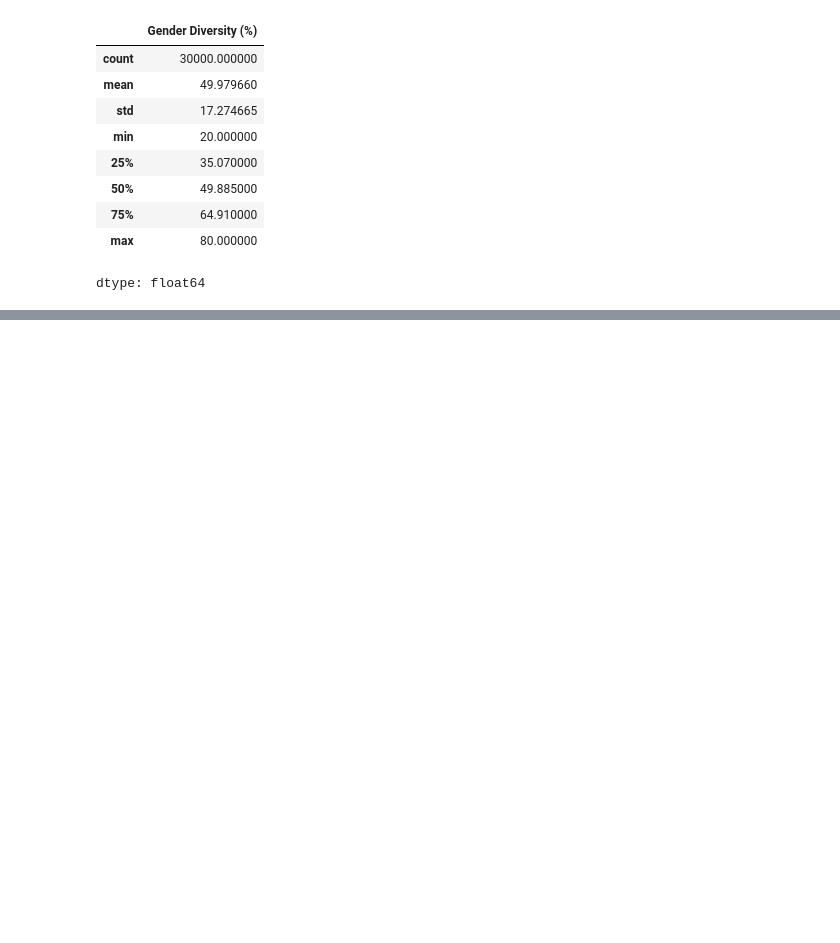
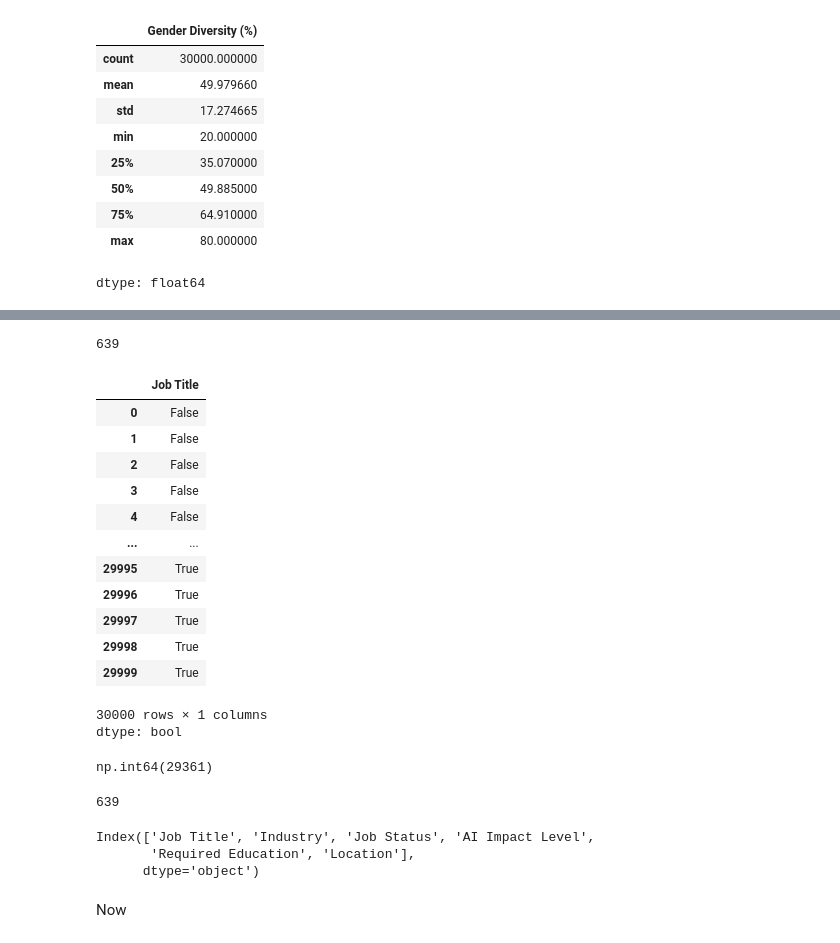
Before and after one commit to AJ0043/AI-Future-of-Jobs-Intelligence-Platform, a Jupyter notebook: AI_Adoption_&_Growth_Analysis.ipynb, the cells around one changed output, grey strips where cells are left out. Saved outputs shown, nothing was run; the diff lists cells and outputs as text; code cells hidden in the pictures; blank space fills up the shorter version.

```diff
--- a/AI_Adoption_&_Growth_Analysis.ipynb
+++ b/AI_Adoption_&_Growth_Analysis.ipynb
@@ -762,0 +897,37 @@ dtype: float64
+# %%
+ai_data[categorical]['Job Title'].nunique()
+# %% [output]
+639
+# %%
+ai_data[categorical]['Job Title'].duplicated()
+# %% [output]
+|  | Job Title |
+| 0 | False |
+| 1 | False |
+| 2 | False |
+| 3 | False |
+| 4 | False |
+| ... | ... |
+| 29995 | True |
+| 29996 | True |
+| 29997 | True |
+| 29998 | True |
+| 29999 | True |
+30000 rows × 1 columns
+dtype: bool
+# %%
+ai_data[categorical]['Job Title'].duplicated().sum()
+# %% [output]
+np.int64(29361)
+# %%
+ai_data['Job Title'].nunique()
+# %% [output]
+639
+# %%
+ai_data[categorical].columns
+# %% [output]
+Index(['Job Title', 'Industry', 'Job Status', 'AI Impact Level',
+       'Required Education', 'Location'],
+      dtype='object')
+# %% [markdown]
+Now
```
Also changed, not shown: parts of 16 cells of this notebook.
